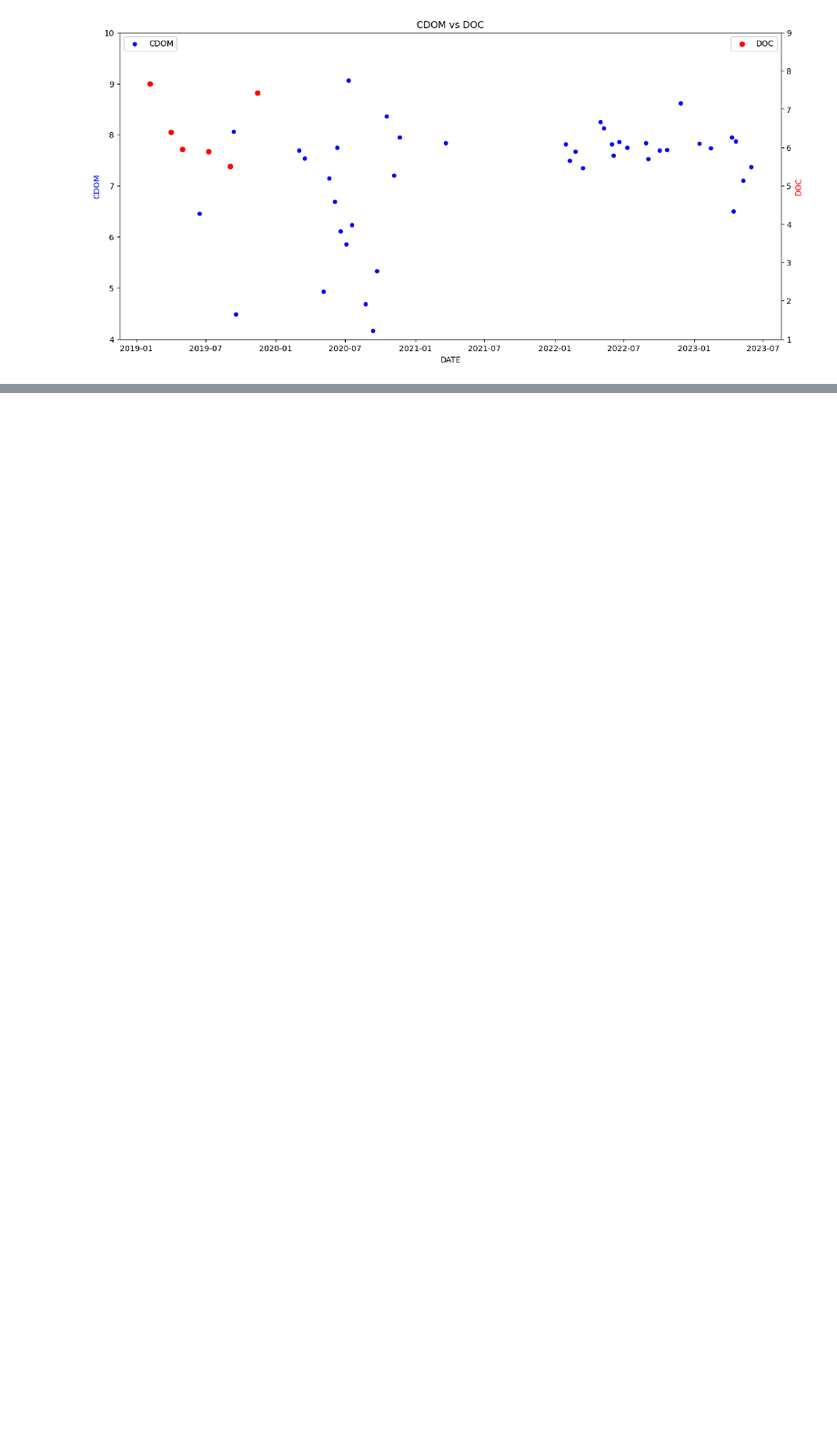
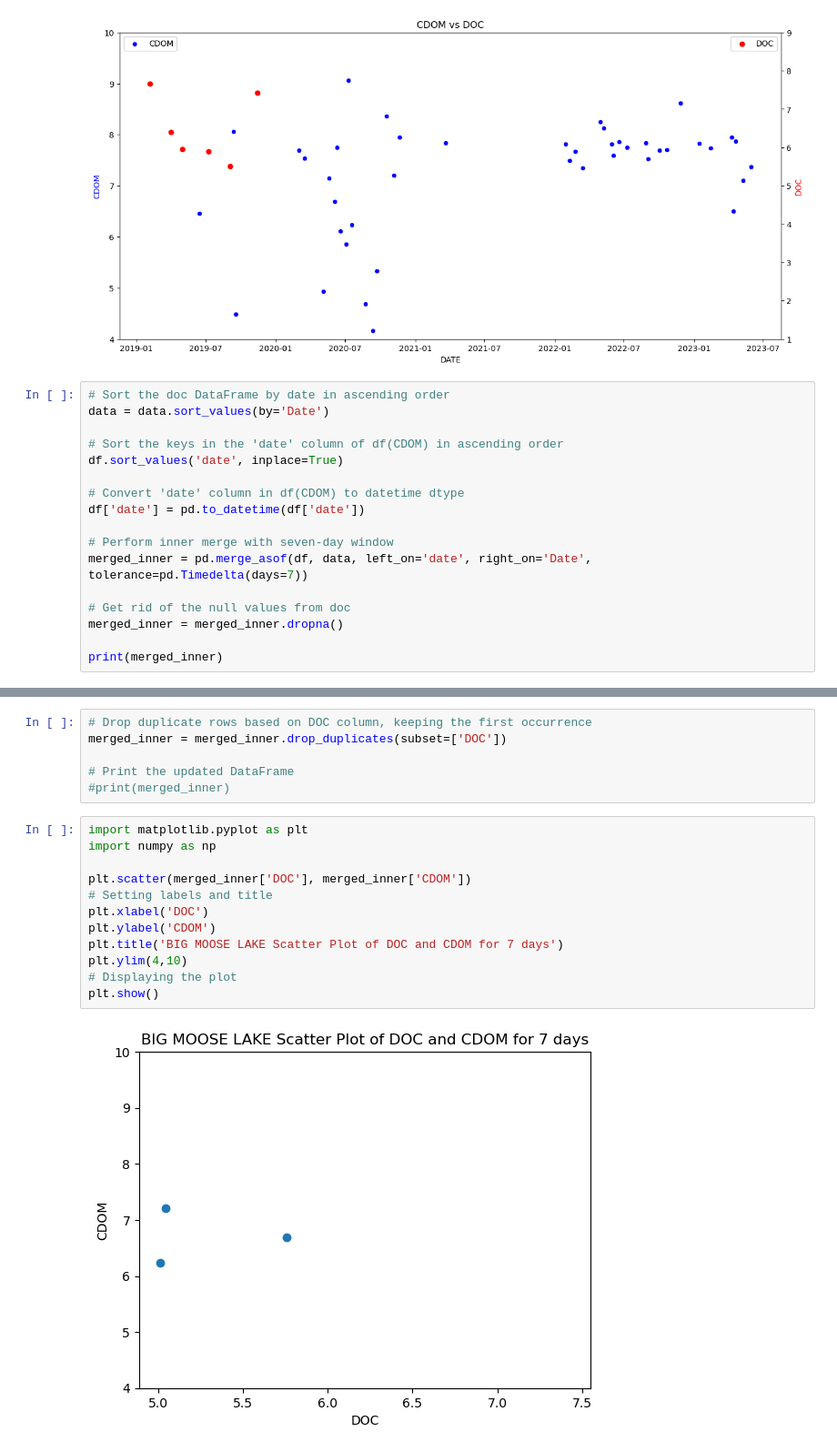
Before and after one commit to aisha1021/CDOM-DOM-BAND_Reflectance_Big_Moose_Lake_SENTINEL_2, a Jupyter notebook: BIG_MOOSE_LAKE_CDOM_DOC_SENTINEL2.ipynb, the cells around one changed output, grey strips where cells are left out. Shown at 91% size. Saved outputs shown, nothing was run; the diff lists cells and outputs as text; blank space fills up the shorter version.

```diff
--- a/BIG_MOOSE_LAKE_CDOM_DOC_SENTINEL2.ipynb
+++ b/BIG_MOOSE_LAKE_CDOM_DOC_SENTINEL2.ipynb
@@ -747,3 +776,20 @@ ax2.legend(loc='upper right')
 plt.show()
 # %% [output]
 [figure]
+# %%
+# Sort the doc DataFrame by date in ascending order
+data = data.sort_values(by='Date')
+
+# Sort the keys in the 'date' column of df(CDOM) in ascending order
+df.sort_values('date', inplace=True)
+
+# Convert 'date' column in df(CDOM) to datetime dtype
+df['date'] = pd.to_datetime(df['date'])
+
+# Perform inner merge with seven-day window
+merged_inner = pd.merge_asof(df, data, left_on='date', right_on='Date', tolerance=pd.Timedelta(days=7))
+
+# Get rid of the null values from doc
+merged_inner = merged_inner.dropna()
+
+print(merged_inner)
@@ -749,0 +812,20 @@ plt.show()
+# %%
+# Drop duplicate rows based on DOC column, keeping the first occurrence
+merged_inner = merged_inner.drop_duplicates(subset=['DOC'])
+
+# Print the updated DataFrame
+#print(merged_inner)
+# %%
+import matplotlib.pyplot as plt
+import numpy as np
+
+plt.scatter(merged_inner['DOC'], merged_inner['CDOM'])
+# Setting labels and title
+plt.xlabel('DOC')
+plt.ylabel('CDOM')
+plt.title('BIG MOOSE LAKE Scatter Plot of DOC and CDOM for 7 days')
+plt.ylim(4,10)
+# Displaying the plot
+plt.show()
+# %% [output]
+[figure, added]
```
Also changed, not shown: parts of 7 cells of this notebook.
